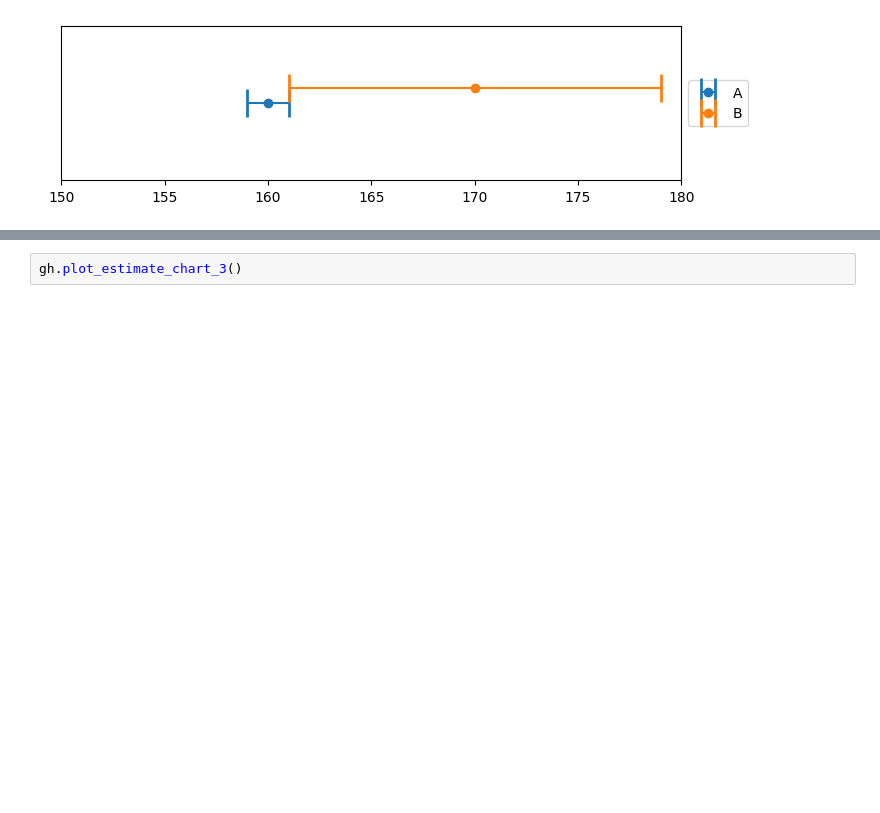
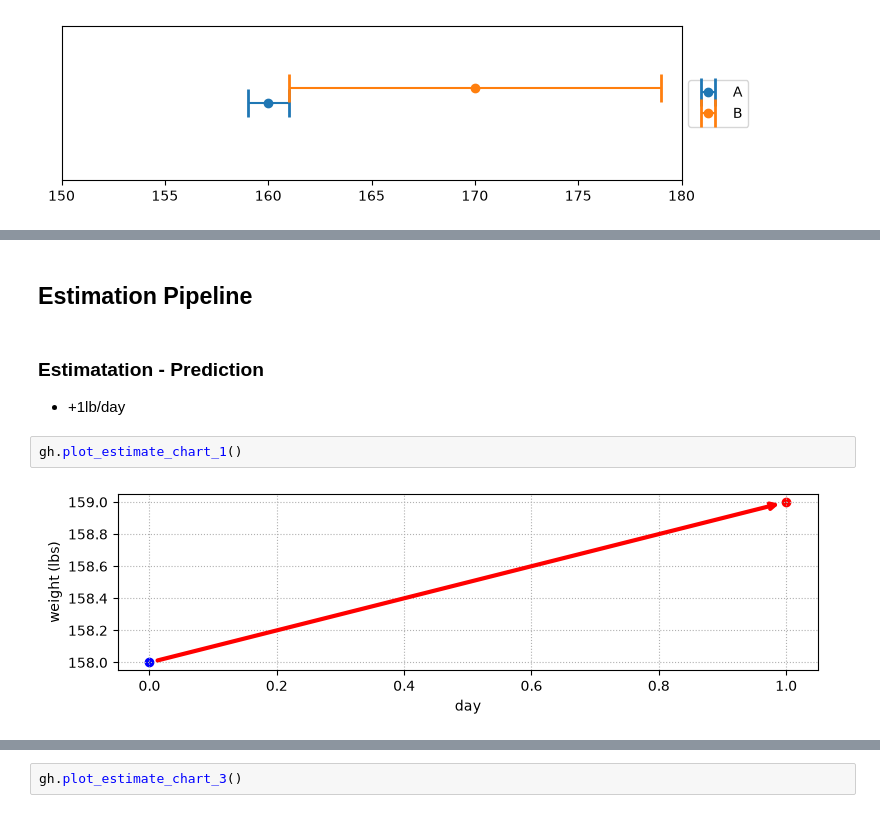
Before and after one commit to mozartfish/engineering-practice, a Jupyter notebook: bayesian-filtering/g-h-filter.ipynb, the cells around one changed output, grey strips where cells are left out. Drawn from its saved outputs; the diff is of its cells as text; blank space fills up the shorter version.

```diff
--- a/bayesian-filtering/g-h-filter.ipynb
+++ b/bayesian-filtering/g-h-filter.ipynb
@@ -35,0 +124,10 @@ gh.plot_hypothesis2()
+# %% [markdown]
+## Estimation Pipeline
+# %% [markdown]
+### Estimatation - Prediction
+
+- +1lb/day
+# %%
+gh.plot_estimate_chart_1()
+# %% [output]
+[figure, added]
```
Also changed, not shown: parts of 38 cells of this notebook.
